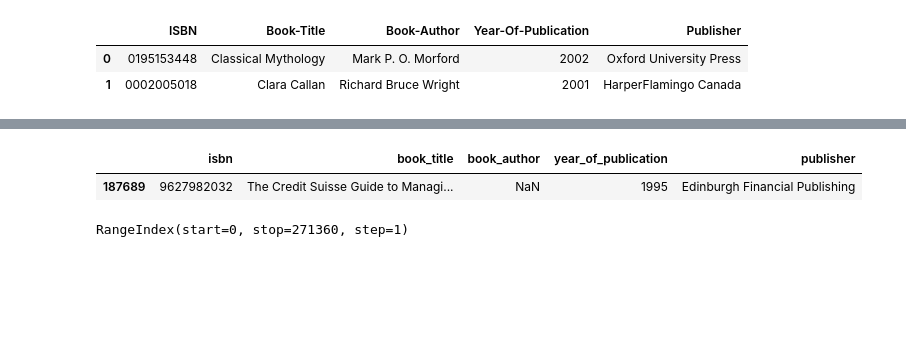
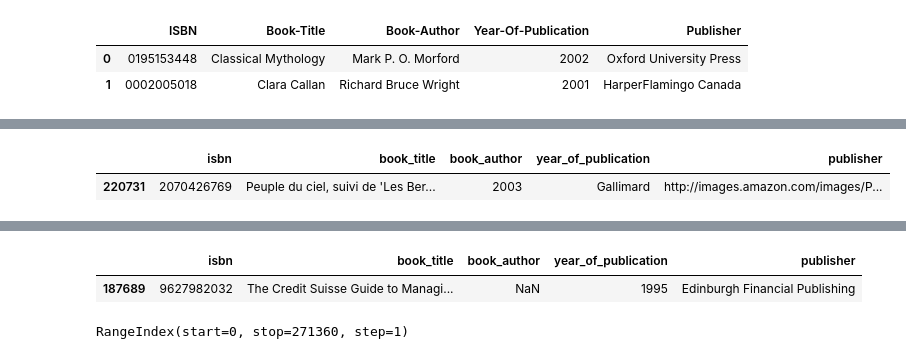
Before and after one commit to raushan9jnv/Book-recommendation-system, a Jupyter notebook: Book_recommendation_system_capstone_project_4.ipynb, the cells around one changed output, grey strips where cells are left out. Drawn from its saved outputs; the diff is of its cells as text; code cells hidden in the pictures; blank space fills up the shorter version.

```diff
--- a/Book_recommendation_system_capstone_project_4.ipynb
+++ b/Book_recommendation_system_capstone_project_4.ipynb
@@ -255,0 +255,18 @@ dtype: int64
+# %%
+# correction for isbn '0789466953' in books data
+df_books.loc[df_books.isbn ==  '0789466953', 'year_of_publication'] = 2000
+df_books.loc[df_books.isbn ==  '0789466953', 'book_author'] =  'James Buckley'
+df_books.loc[df_books.isbn ==  '0789466953', 'publisher'] = 'DK Publishing Inc'
+df_books.loc[df_books.isbn ==  '0789466953', 'book_title'] = 'DK Readers: Creating the X-Men, How Comic Books Come to Life (Level 4: Proficient Readers)'
+# %%
+# correction for isbn '078946697X' in books data
+df_books.loc[df_books.isbn ==  '078946697X', 'year_of_publication'] = 2000
+df_books.loc[df_books.isbn ==  '078946697X', 'book_author'] =  "Michael Teitelbaum"
+df_books.loc[df_books.isbn ==  '078946697X', 'publisher'] = 'DK Publishing Inc'
+df_books.loc[df_books.isbn ==  '078946697X', 'book_title'] = 'DK Readers: Creating the X-Men, How It All Began (Level 4: Proficient Readers)'
+# %%
+# location for which year_of_publication is 'Gallimard'.
+df_books.loc[df_books.year_of_publication == 'Gallimard',:]
+# %% [output]
+|  | isbn | book_title | book_author | year_of_publication | publisher |
+| 220731 | 2070426769 | Peuple du ciel, suivi de 'Les Ber... | 2003 | Gallimard | http://images.amazon.com/images/P... |
```
Also changed, not shown: parts of 33 cells of this notebook.
